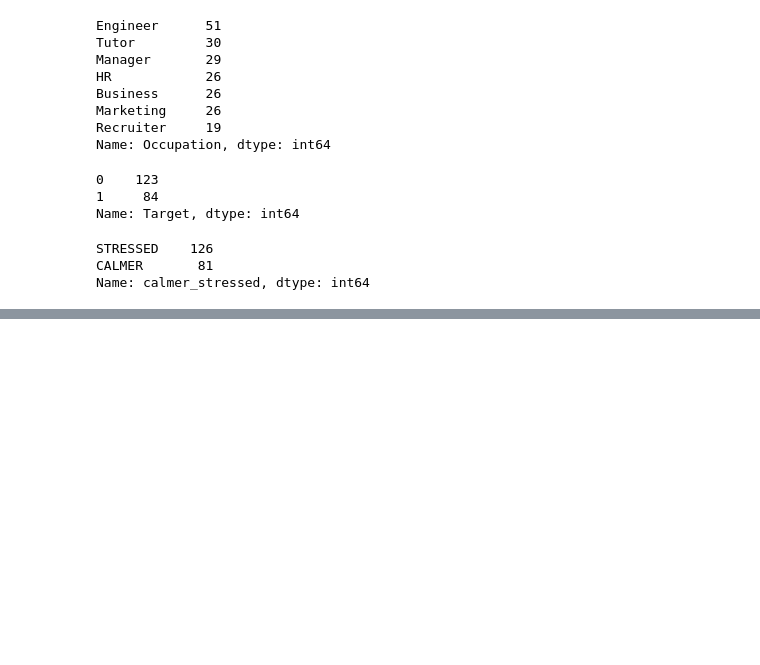
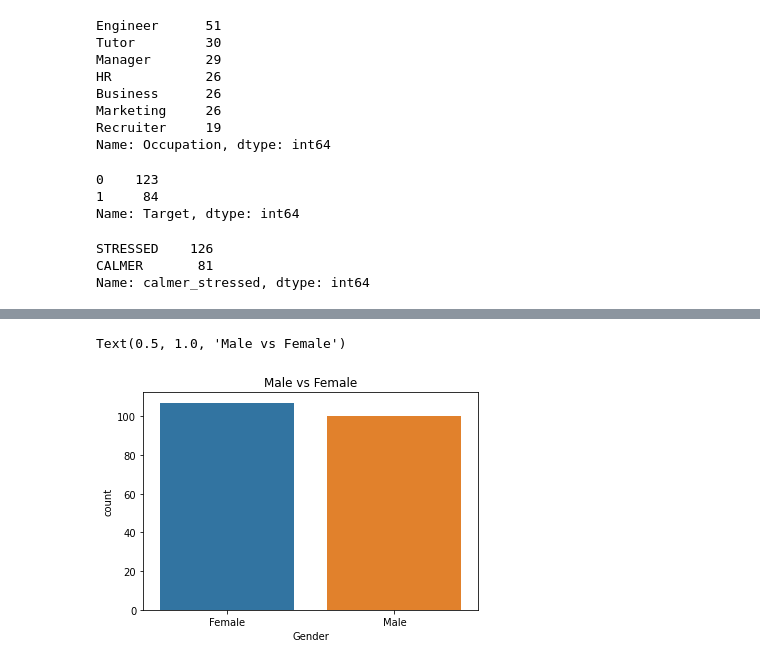
Before and after one commit to sinchana-hathwar/WFH_vs_WFO, a Jupyter notebook: wfh_vs_wfo.ipynb, the cells around one changed output, grey strips where cells are left out. Cells and saved outputs as stored; diff of their text form; code cells hidden in the pictures; blank space fills up the shorter version.

```diff
--- a/wfh_vs_wfo.ipynb
+++ b/wfh_vs_wfo.ipynb
@@ -108,0 +118,6 @@ Name: calmer_stressed, dtype: int64
+# %%
+sns.countplot(x='Gender',data=data)
+plt.title('Male vs Female')
+# %% [output]
+Text(0.5, 1.0, 'Male vs Female')
+[figure, added]
```
Also changed, not shown: parts of 11 cells of this notebook, 1 other file.
